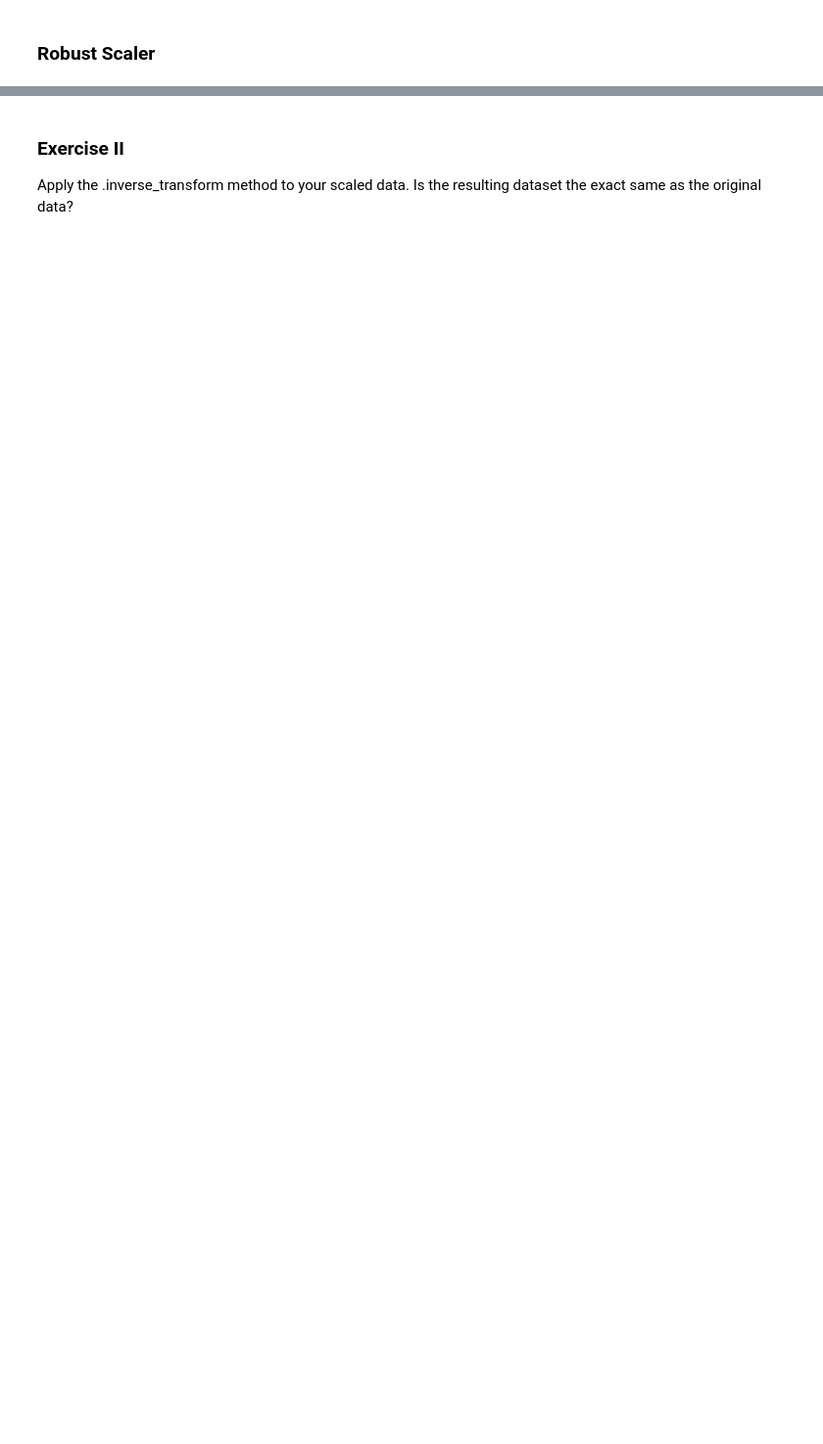
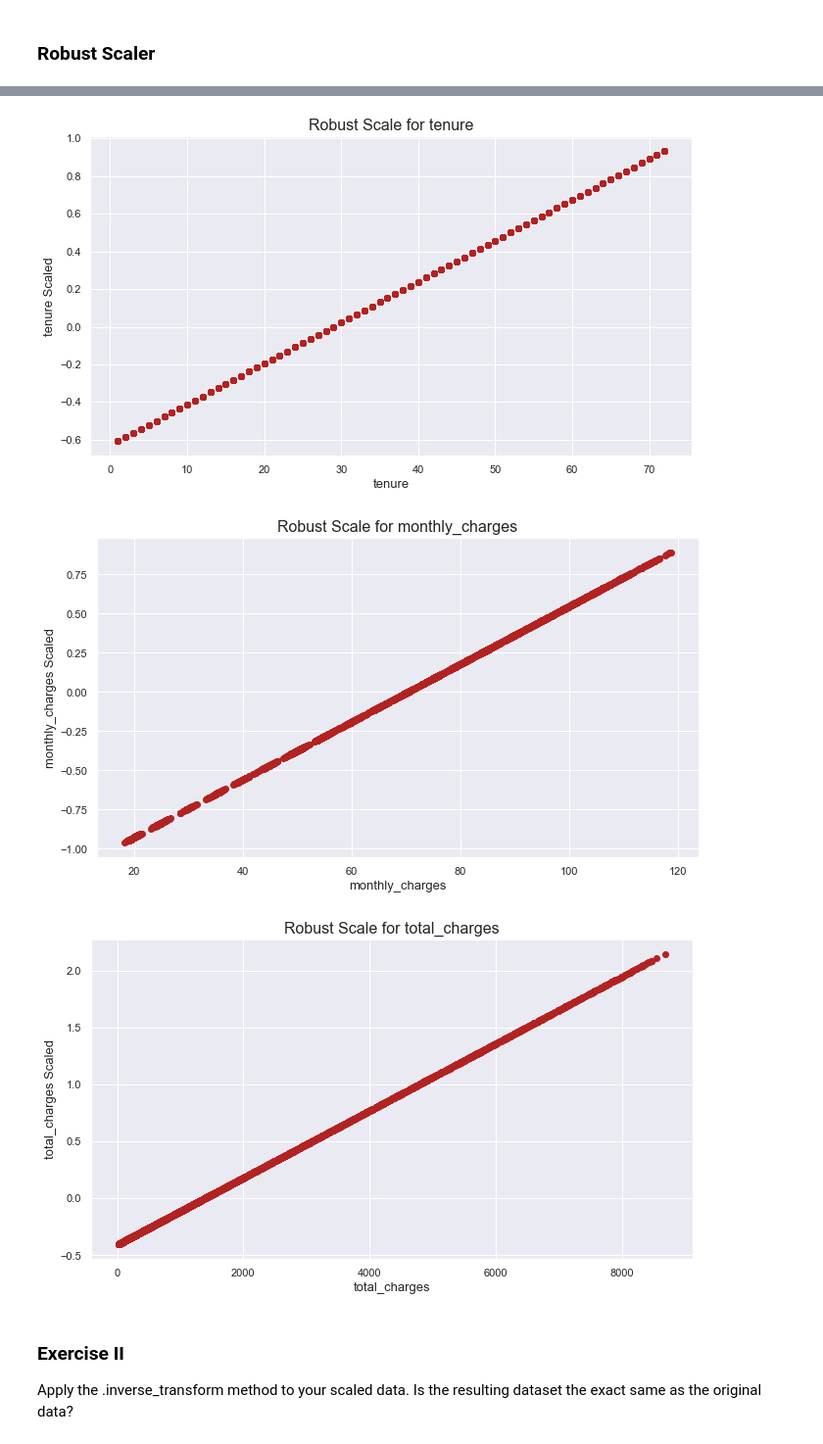
Before and after one commit to masonsherbondy/regression-exercises, a Jupyter notebook: scaling.ipynb, the cells around one changed output, grey strips where cells are left out. Shown at 98% size. Cells and saved outputs as stored; diff of their text form; code cells hidden in the pictures; blank space fills up the shorter version.

```diff
--- a/scaling.ipynb
+++ b/scaling.ipynb
@@ -320,12 +370,16 @@ plt.tight_layout();
 # %%
 #visualize the scale
 for cat in quant_vars:
     plt.figure(figsize = (11, 6))
-    plt.scatter(train[cat], train[f'{cat}_scaled'], color = 'orangered')
+    plt.scatter(train[cat], train[f'{cat}_scaled'], color = 'firebrick')
     plt.xlabel(cat, size = 13)
     plt.ylabel(f'{cat} Scaled', size = 13)
     plt.title(f'Robust Scale for {cat}', size = 16)
     plt.grid(True);
+# %% [output]
+[figure, added]
+[figure, added]
+[figure, added]
 # %% [markdown]
 ### Exercise II
 Apply the .inverse_transform method to your scaled data. Is the resulting dataset the exact same as the original data?
```
Also changed, not shown: parts of 28 cells of this notebook, 1 other file.
